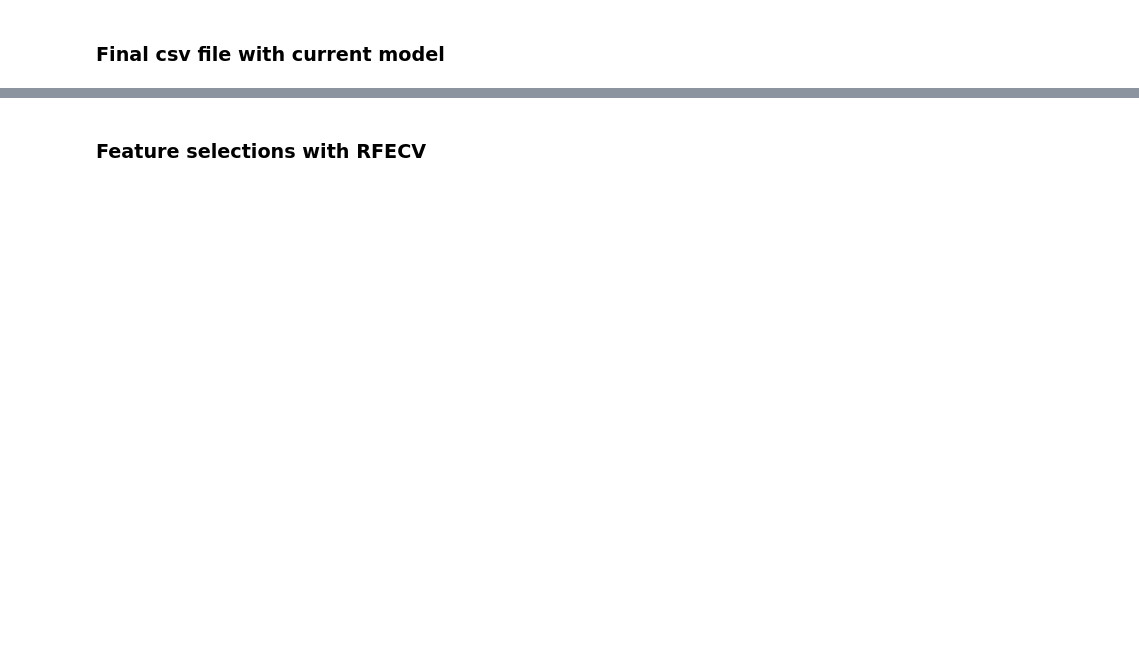
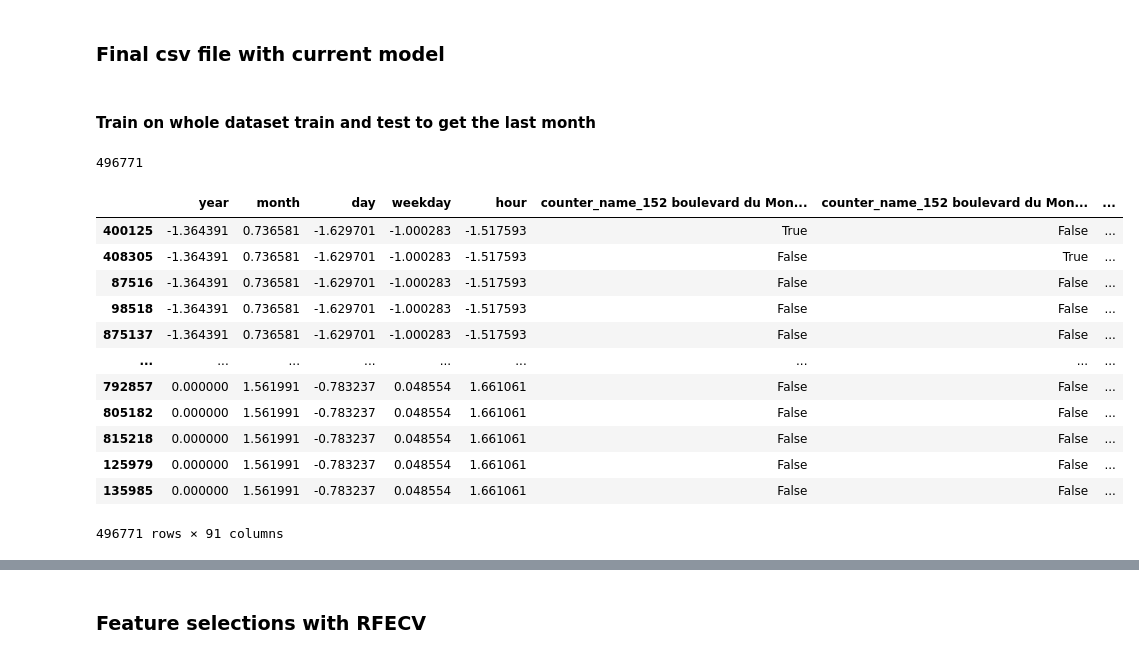
Before and after one commit to ThomasBrdes/bike-count-DSB, a Jupyter notebook: Training_model.ipynb, the cells around one changed output, grey strips where cells are left out. Cells and saved outputs as stored; diff of their text form; code cells hidden in the pictures; blank space fills up the shorter version.

```diff
--- a/Training_model.ipynb
+++ b/Training_model.ipynb
@@ -236,24 +242,27 @@ X_test_plus_chosen = X_test_plus[chosen_variables]
 X_final_test_plus_chosen = X_final_test_plus[chosen_variables]
 # %%
 # Identifying continuous variables (float type or int with wide range)
-continuous_columns  = X_train_plus_chosen_FI.select_dtypes(include=['float64', 'float32', 'int64', 'int32']).columns.tolist()
 
 # Initialize the scaler
 scaler = StandardScaler()
 
 X_train_plus_chosen_FI = _encode_dates(X_train_plus_chosen)
-X_train_plus_chosen_FI = pd.get_dummies(X_train_plus_chosen_FI, columns=['site_name'])
+#X_train_plus_chosen_FI = pd.get_dummies(X_train_plus_chosen_FI, columns=['site_name'])
 X_train_plus_chosen_FI = pd.get_dummies(X_train_plus_chosen_FI, columns=['counter_name'])
+X_train_plus_chosen_FI = pd.get_dummies(X_train_plus_chosen_FI, columns=['site_id'])
+continuous_columns  = X_train_plus_chosen_FI.select_dtypes(include=['float64', 'float32', 'int64', 'int32']).columns.tolist()
 X_train_plus_chosen_FI[continuous_columns] = scaler.fit_transform(X_train_plus_chosen_FI[continuous_columns])
 
 X_test_plus_chosen_FI = _encode_dates(X_test_plus_chosen)
-X_test_plus_chosen_FI = pd.get_dummies(X_test_plus_chosen_FI, columns=['site_name'])
+#X_test_plus_chosen_FI = pd.get_dummies(X_test_plus_chosen_FI, columns=['site_name'])
 X_test_plus_chosen_FI = pd.get_dummies(X_test_plus_chosen_FI, columns=['counter_name'])
+X_test_plus_chosen_FI = pd.get_dummies(X_test_plus_chosen_FI, columns=['site_id'])
 X_test_plus_chosen_FI[continuous_columns] = scaler.fit_transform(X_test_plus_chosen_FI[continuous_columns])
 
 X_final_test_plus_chosen_FI = _encode_dates(X_final_test_plus_chosen)
-X_final_test_plus_chosen_FI = pd.get_dummies(X_final_test_plus_chosen_FI, columns=['site_name'])
+#X_final_test_plus_chosen_FI = pd.get_dummies(X_final_test_plus_chosen_FI, columns=['site_name'])
 X_final_test_plus_chosen_FI = pd.get_dummies(X_final_test_plus_chosen_FI, columns=['counter_name'])
+X_final_test_plus_chosen_FI = pd.get_dummies(X_final_test_plus_chosen_FI, columns=['site_id'])
 X_final_test_plus_chosen_FI[continuous_columns] = scaler.fit_transform(X_final_test_plus_chosen_FI[continuous_columns])
 # %%
 # LGMBRegressor
@@ -477,2 +393,23 @@ Test set, RMSE=0.62
 # %% [markdown]
 ### Final csv file with current model
+# %% [markdown]
+#### Train on whole dataset train and test to get the last month
+# %%
+print(len(np.concatenate([y_train, y_test], axis=0)))
+#pd.concat([X_train_plus_chosen_FI, X_test_plus_chosen_FI], ignore_index=False)
+pd.concat([X_train_chosen_FI, X_test_chosen_FI], ignore_index=False)
+# %% [output]
+496771
+|  | year | month | day | weekday | hour | counter_name_152 boulevard du Mon... | counter_name_152 boulevard du Mon... | ... |
+| 400125 | -1.364391 | 0.736581 | -1.629701 | -1.000283 | -1.517593 | True | False | ... |
+| 408305 | -1.364391 | 0.736581 | -1.629701 | -1.000283 | -1.517593 | False | True | ... |
+| 87516 | -1.364391 | 0.736581 | -1.629701 | -1.000283 | -1.517593 | False | False | ... |
+| 98518 | -1.364391 | 0.736581 | -1.629701 | -1.000283 | -1.517593 | False | False | ... |
+| 875137 | -1.364391 | 0.736581 | -1.629701 | -1.000283 | -1.517593 | False | False | ... |
+| ... | ... | ... | ... | ... | ... | ... | ... | ... |
+| 792857 | 0.000000 | 1.561991 | -0.783237 | 0.048554 | 1.661061 | False | False | ... |
+| 805182 | 0.000000 | 1.561991 | -0.783237 | 0.048554 | 1.661061 | False | False | ... |
+| 815218 | 0.000000 | 1.561991 | -0.783237 | 0.048554 | 1.661061 | False | False | ... |
+| 125979 | 0.000000 | 1.561991 | -0.783237 | 0.048554 | 1.661061 | False | False | ... |
+| 135985 | 0.000000 | 1.561991 | -0.783237 | 0.048554 | 1.661061 | False | False | ... |
+496771 rows × 91 columns
```
Also changed, not shown: parts of 13 cells of this notebook, 4 other files.
